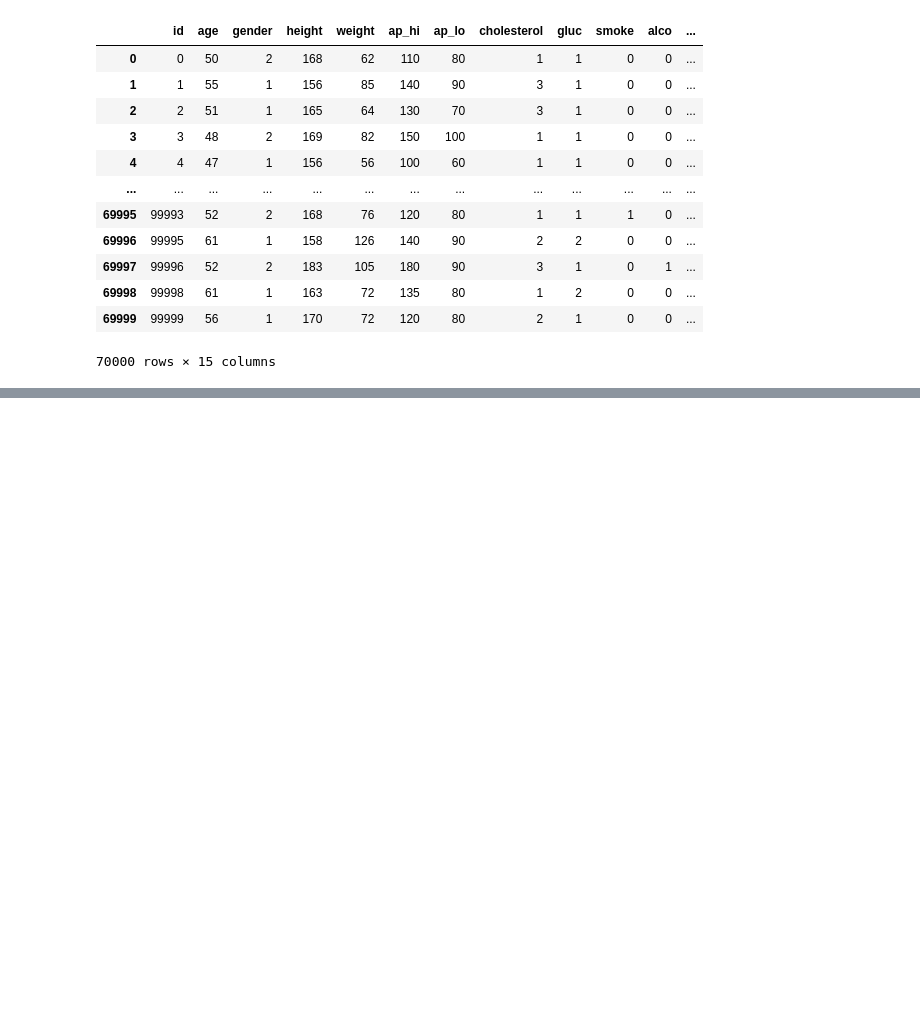
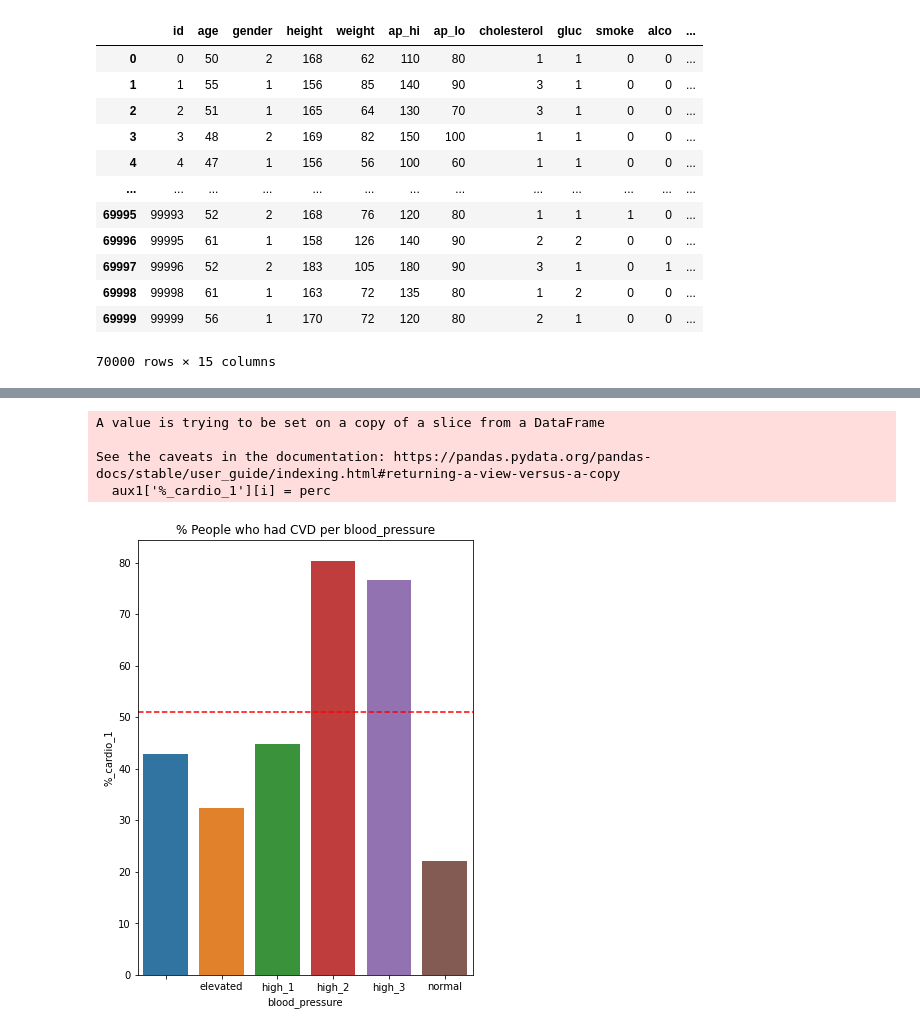
Before and after one commit to HenriqueCR1291/cardio_catch_diseases, a Jupyter notebook: m01_cardio_catch_diseases.ipynb, the cells around one changed output, grey strips where cells are left out. Cells and saved outputs as stored; diff of their text form; code cells hidden in the pictures; blank space fills up the shorter version.

```diff
--- a/m01_cardio_catch_diseases.ipynb
+++ b/m01_cardio_catch_diseases.ipynb
@@ -1134,0 +1155,3 @@ df3
+# %%
+aux1 = df3[['blood_pressure', 'cardio']].groupby(['blood_pressure','cardio']).size().reset_index().rename(columns={0:'total'})
+aux1
@@ -1134,0 +1172,30 @@ df3
+# %%
+#calculate % people who had CVD
+aux1['%_cardio_1'] = ""
+
+j = len(aux1)
+for i in range(len(aux1)):
+    i=i+1
+    if i < j:
+        perc = ((aux1['total'][i])/(aux1['total'][i-1]+aux1['total'][i]))*100
+        aux1['%_cardio_1'][i] = perc
+    else:
+        exit
+# %% [output]
+A value is trying to be set on a copy of a slice from a DataFrame
+
+See the caveats in the documentation: https://pandas.pydata.org/pandas-docs/stable/user_guide/indexing.html#returning-a-view-versus-a-copy
+  aux1['%_cardio_1'][i] = perc
+# %%
+aux1 = aux1[(aux1['cardio'] >= 1)]
+# %%
+fig_dims = (6, 8)
+fig, ax = plt.subplots(figsize=fig_dims)
+#plt.axvline(29.5, 0.0,1.0)
+graph = sns.barplot(x='blood_pressure', y='%_cardio_1', ax=ax, data=aux1)
+#graph.axvline(29.5, ymin=0.0, ymax=1.0, linestyle ="--", color='blue')
+graph.axhline(51, xmin=0.0, xmax=1.0, linestyle ="--", color='red')
+plt.title('% People who had CVD per blood_pressure')
+plt.show()
+# %% [output]
+[figure, added]
```
Also changed, not shown: parts of 2 cells of this notebook.
